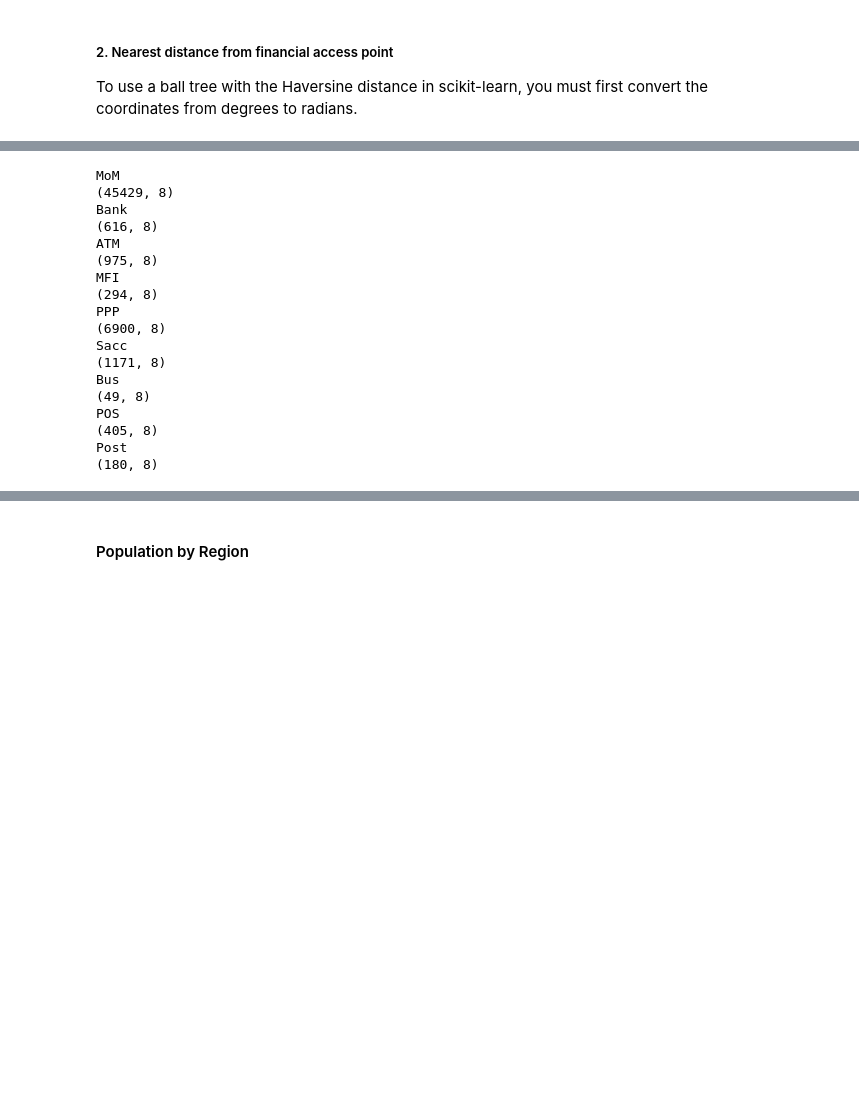
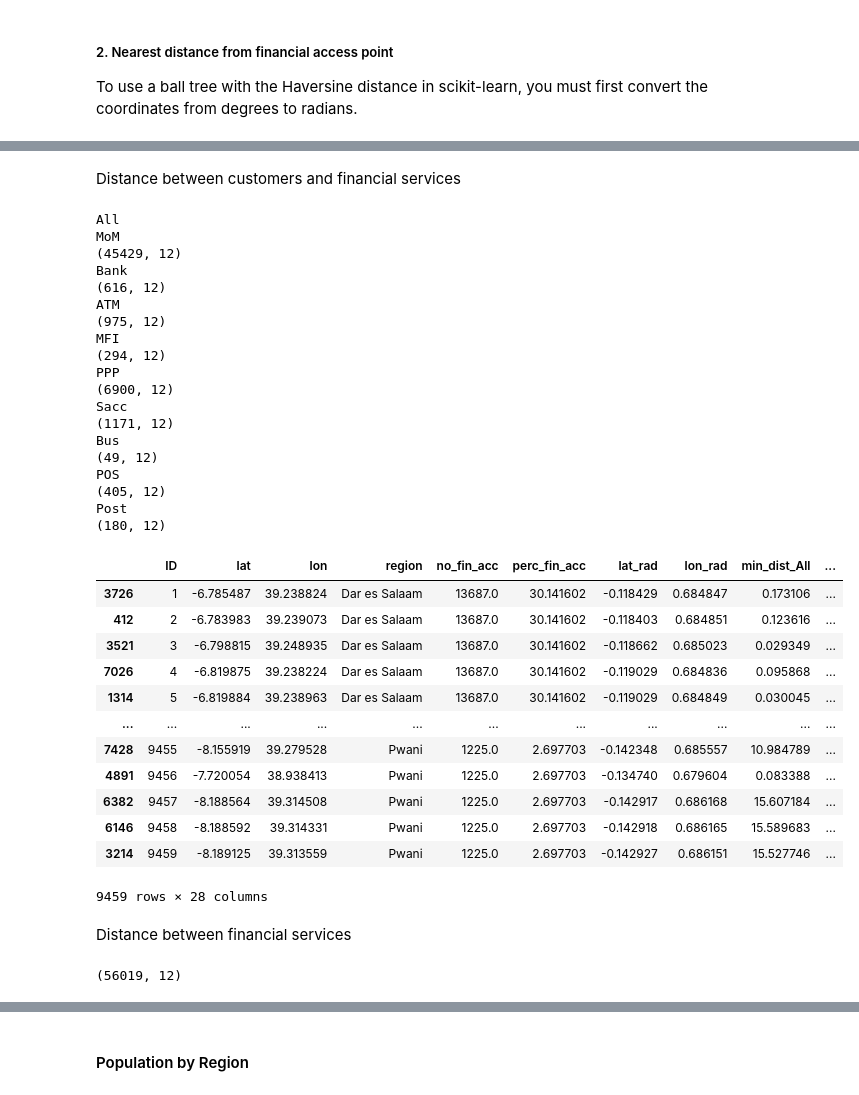
Before and after one commit to chirpc/Portfolio, a Jupyter notebook: 2_Financial Inclusion/Classification Analysis/dbscn_fin_acc-checkpoint.ipynb, the cells around one changed output, grey strips where cells are left out. Drawn from its saved outputs; the diff is of its cells as text; code cells hidden in the pictures; blank space fills up the shorter version.

```diff
--- a/2_Financial Inclusion/Classification Analysis/dbscn_fin_acc-checkpoint.ipynb
+++ b/2_Financial Inclusion/Classification Analysis/dbscn_fin_acc-checkpoint.ipynb
@@ -366,61 +419,78 @@ def find_matches(tree, df):
+# %% [markdown]
+Distance between customers and financial services
 # %%
-acc_lst = ["MoM", "Bank", "ATM", "MFI", "PPP", "Sacc", "Bus", "POS", "Post"]
+acc_lst = ["All","MoM", "Bank", "ATM", "MFI", "PPP", "Sacc", "Bus", "POS", "Post"]
 
-dist_lst=[]
 for i in acc_lst:
     print(i)
+    if i =="All":
+        df_tmp = df_acc_loc
     #for i in acc_lst:
     #Prepare financial access point data
-    df_tmp = df_acc_loc.loc[df_acc_loc['type']==i]
-    print(df_tmp.shape)
+    else:
+        df_tmp = df_acc_loc.loc[df_acc_loc['type']==i]
+        print(df_tmp.shape)
 
-    region_lst = list(df_inc_loc['region'].dropna().unique())
-    #dist_lst=[]
-    #for r in region_lst:
-        #print(str(i)+"/"+str(len(region_lst))+": ",r)
     try:
         #df2 = df_inc_loc.loc[df_inc_loc['region'].str.lower()==r.lower()]
         #df1 = df_loc.loc[df_loc['region'].str.lower()==r.lower()]
         df2 = df_inc_loc
         df1 = df_tmp
         tree = generate_balltree(df1)
         df=find_matches(tree, df2)
         df['min_dist_'+i] = df['min_dist']
         df['min_loc_'+i] = df['min_loc']
+        df.drop(columns=["min_dist","min_loc"], axis=1,inplace=True)
         #df['type']=i
         #print(df)
-        dist_lst.append(df.to_dict('records'))
+        df = df
         #print(len(dist_lst))
     except:
         pass
         #print('no match')
 
 df_loc = df
-col_dist= ['min_dist_MoM','min_dist_Bank','min_dist_ATM','min_dist_MFI','min_dist_PPP','min_dist_Sacc','min_dist_Bus','min_dist_POS','min_dist_Post']
-df_loc = df_loc.assign(min_dist = df_loc[col_dist].min(axis=1), min_type=(df_loc[col_dist].idxmin(axis=1)))
-df_loc['min_type'] = df_loc['min_type'].str.rsplit("_",1,expand=True)[1]
+#col_dist= ['min_dist_MoM','min_dist_Bank','min_dist_ATM','min_dist_MFI','min_dist_PPP','min_dist_Sacc','min_dist_Bus','min_dist_POS','min_dist_Post']
+##df_loc = df_loc.assign(min_dist = df_loc[col_dist].min(axis=1), min_type=(df_loc[col_dist].idxmin(axis=1)))
+##df_loc['min_type'] = df_loc['min_type'].str.rsplit("_",1,expand=True)[1]
 #df_loc['min_dist_type'] = df
 #df_loc['type'].unique()
 #df_loc = pd.DataFrame(None)
 
 #for i in range(len(dist_lst)):
  #   df_loc = df_loc.append(dist_lst[i], ignore_index=True)
+df_loc=df_loc.sort_values(by='ID')
+df_loc
 # %% [output]
+All
 MoM
-(45429, 8)
+(45429, 12)
 Bank
-(616, 8)
+(616, 12)
 ATM
-(975, 8)
+(975, 12)
 MFI
-(294, 8)
+(294, 12)
 PPP
-(6900, 8)
+(6900, 12)
 Sacc
-(1171, 8)
+(1171, 12)
 Bus
-(49, 8)
+(49, 12)
 POS
-(405, 8)
+(405, 12)
 Post
-(180, 8)
+(180, 12)
+|  | ID | lat | lon | region | no_fin_acc | perc_fin_acc | lat_rad | lon_rad | min_dist_All | ... |
+| 3726 | 1 | -6.785487 | 39.238824 | Dar es Salaam | 13687.0 | 30.141602 | -0.118429 | 0.684847 | 0.173106 | ... |
+| 412 | 2 | -6.783983 | 39.239073 | Dar es Salaam | 13687.0 | 30.141602 | -0.118403 | 0.684851 | 0.123616 | ... |
+| 3521 | 3 | -6.798815 | 39.248935 | Dar es Salaam | 13687.0 | 30.141602 | -0.118662 | 0.685023 | 0.029349 | ... |
+| 7026 | 4 | -6.819875 | 39.238224 | Dar es Salaam | 13687.0 | 30.141602 | -0.119029 | 0.684836 | 0.095868 | ... |
+| 1314 | 5 | -6.819884 | 39.238963 | Dar es Salaam | 13687.0 | 30.141602 | -0.119029 | 0.684849 | 0.030045 | ... |
+| ... | ... | ... | ... | ... | ... | ... | ... | ... | ... | ... |
+| 7428 | 9455 | -8.155919 | 39.279528 | Pwani | 1225.0 | 2.697703 | -0.142348 | 0.685557 | 10.984789 | ... |
+| 4891 | 9456 | -7.720054 | 38.938413 | Pwani | 1225.0 | 2.697703 | -0.134740 | 0.679604 | 0.083388 | ... |
+| 6382 | 9457 | -8.188564 | 39.314508 | Pwani | 1225.0 | 2.697703 | -0.142917 | 0.686168 | 15.607184 | ... |
+| 6146 | 9458 | -8.188592 | 39.314331 | Pwani | 1225.0 | 2.697703 | -0.142918 | 0.686165 | 15.589683 | ... |
+| 3214 | 9459 | -8.189125 | 39.313559 | Pwani | 1225.0 | 2.697703 | -0.142927 | 0.686151 | 15.527746 | ... |
+9459 rows × 28 columns
@@ -448,0 +497,6 @@ df_loc
+# %% [markdown]
+Distance between financial services
+# %%
+df_acc_loc.shape
+# %% [output]
+(56019, 12)
```
Also changed, not shown: parts of 24 cells of this notebook, 1 other file.
